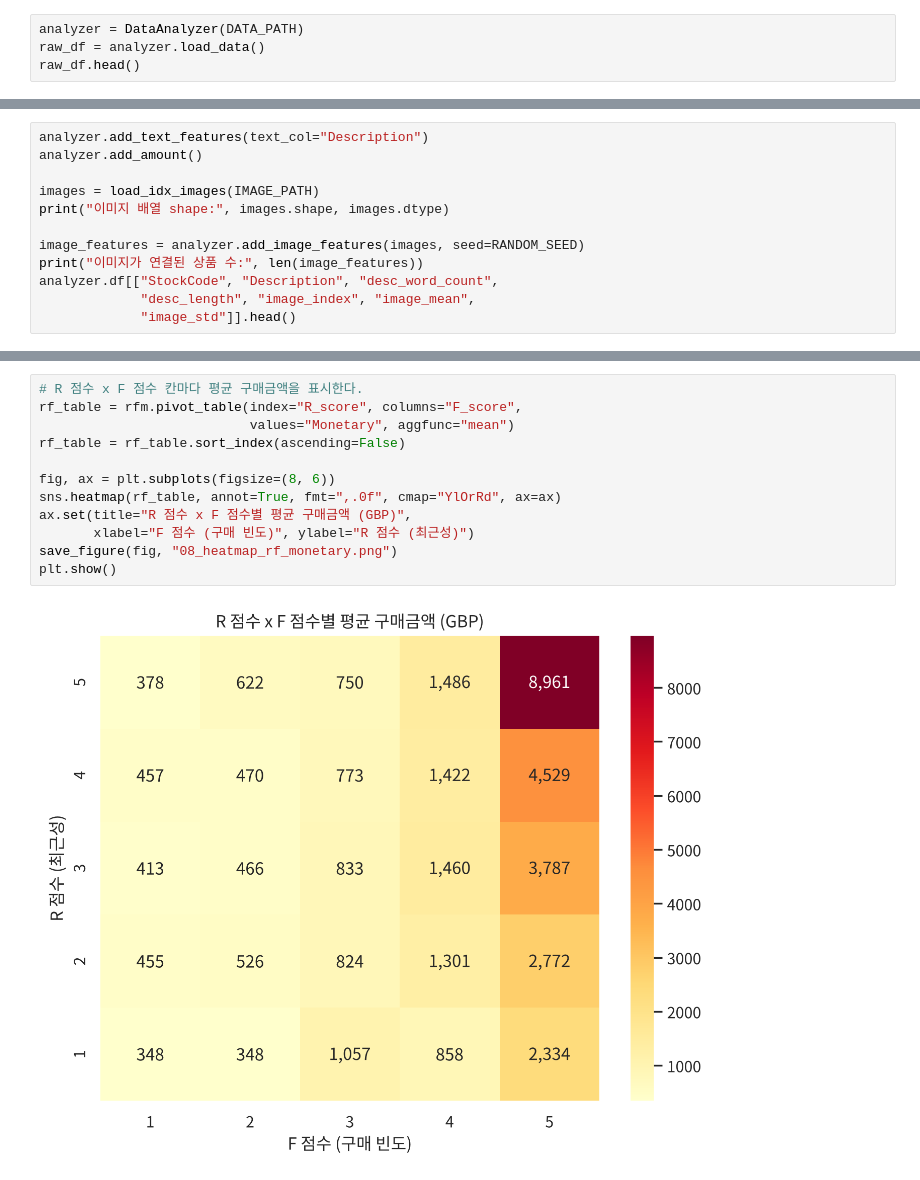
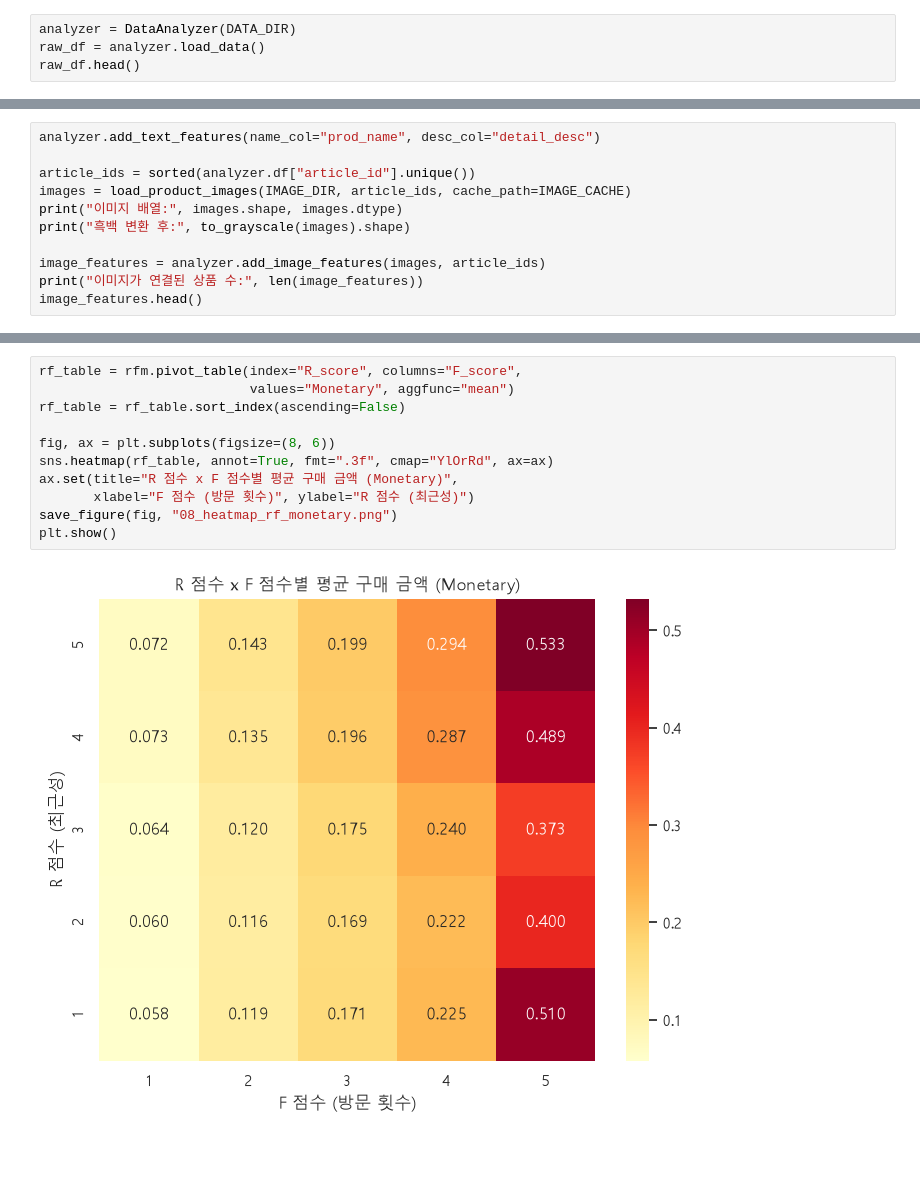
Before and after one commit to CMS-SUDO7/CODY_Advanced, a Jupyter notebook: A1-1/notebooks/analysis_report.ipynb, the cells around one changed output, grey strips where cells are left out. Saved outputs shown, nothing was run; the diff lists cells and outputs as text; blank space fills up the shorter version.

```diff
--- a/A1-1/notebooks/analysis_report.ipynb
+++ b/A1-1/notebooks/analysis_report.ipynb
@@ -65,5 +66,5 @@ def save_figure(fig, file_name):
 # %%
-analyzer = DataAnalyzer(DATA_PATH)
+analyzer = DataAnalyzer(DATA_DIR)
 raw_df = analyzer.load_data()
 raw_df.head()
 # %% [output]
@@ -195,12 +157,0 @@ analyzer.df.loc[missing_desc_example,
-# %%
-analyzer.add_text_features(text_col="Description")
-analyzer.add_amount()
-
-images = load_idx_images(IMAGE_PATH)
-print("이미지 배열 shape:", images.shape, images.dtype)
-
-image_features = analyzer.add_image_features(images, seed=RANDOM_SEED)
-print("이미지가 연결된 상품 수:", len(image_features))
-analyzer.df[["StockCode", "Description", "desc_word_count",
-             "desc_length", "image_index", "image_mean",
-             "image_std"]].head()
@@ -536,0 +207,11 @@ Recency 기준일(최종 거래일): 2011-12-09 12:50:00
+# %%
+analyzer.add_text_features(name_col="prod_name", desc_col="detail_desc")
+
+article_ids = sorted(analyzer.df["article_id"].unique())
+images = load_product_images(IMAGE_DIR, article_ids, cache_path=IMAGE_CACHE)
+print("이미지 배열:", images.shape, images.dtype)
+print("흑백 변환 후:", to_grayscale(images).shape)
+
+image_features = analyzer.add_image_features(images, article_ids)
+print("이미지가 연결된 상품 수:", len(image_features))
+image_features.head()
@@ -574,17 +621,16 @@ plt.show()
 # %%
-# R 점수 x F 점수 칸마다 평균 구매금액을 표시한다.
 rf_table = rfm.pivot_table(index="R_score", columns="F_score",
                            values="Monetary", aggfunc="mean")
 rf_table = rf_table.sort_index(ascending=False)
 
 fig, ax = plt.subplots(figsize=(8, 6))
-sns.heatmap(rf_table, annot=True, fmt=",.0f", cmap="YlOrRd", ax=ax)
-ax.set(title="R 점수 x F 점수별 평균 구매금액 (GBP)",
-       xlabel="F 점수 (구매 빈도)", ylabel="R 점수 (최근성)")
+sns.heatmap(rf_table, annot=True, fmt=".3f", cmap="YlOrRd", ax=ax)
+ax.set(title="R 점수 x F 점수별 평균 구매 금액 (Monetary)",
+       xlabel="F 점수 (방문 횟수)", ylabel="R 점수 (최근성)")
 save_figure(fig, "08_heatmap_rf_monetary.png")
 plt.show()
 # %% [output]
-[figure, old version]
+[figure, new version]
 # %%
 fig, ax = plt.subplots(figsize=(9, 6))
 sns.scatterplot(data=rfm, x="Frequency", y="Monetary", hue="Segment",
```
Also changed, not shown: parts of 79 cells of this notebook, 25 other files.
